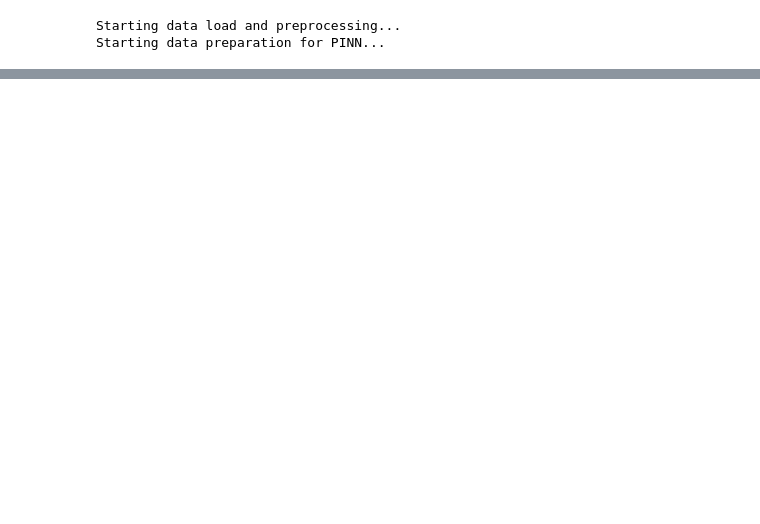
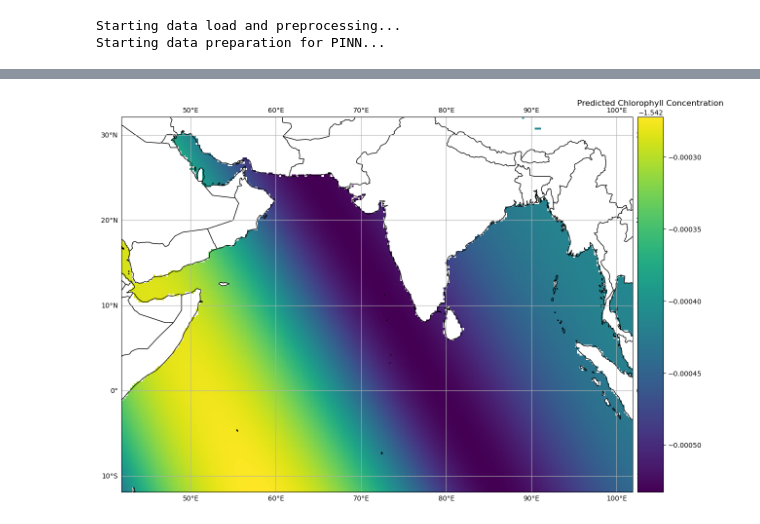
Before and after one commit to ocean-satellite-tools/mind-the-chl-gap-2024, a Jupyter notebook: notebooks/PINN_refactor_test.ipynb, the cells around one changed output, grey strips where cells are left out. Cells and saved outputs as stored; diff of their text form; code cells hidden in the pictures; blank space fills up the shorter version.

```diff
--- a/notebooks/PINN_refactor_test.ipynb
+++ b/notebooks/PINN_refactor_test.ipynb
@@ -61,0 +162,23 @@ KeyboardInterrupt:
+# %%
+def predict(x):
+    with torch.no_grad():
+        output = model.predict(x)
+    chl_normalized = output[:, 0]
+    chl = chl_normalized * data['CHL_cmes-level3_std'] + data['CHL_cmes-level3_mean']
+    return chl
+# %%
+# Get boundaries for the mask
+lat_min, lat_max = lat.min(), lat.max()
+lon_min, lon_max = lon.min(), lon.max()
+time_min, time_max = time.min(), time.max()
+
+prediction_time = np.full_like(lat, time_max)
+x_pred = np.stack([lat, lon, prediction_time], axis=-1)
+chl_pred = predict(x_pred)
+
+chl_pred_grid = np.full(water_mask.shape, np.nan)
+chl_pred_grid[water_mask] = chl_pred.flatten()
+# %%
+fig, ax = plot_map(chl_pred_grid, "Predicted Chlorophyll Concentration")
+# %% [output]
+[figure, added]
```
Also changed, not shown: parts of 6 cells of this notebook.
